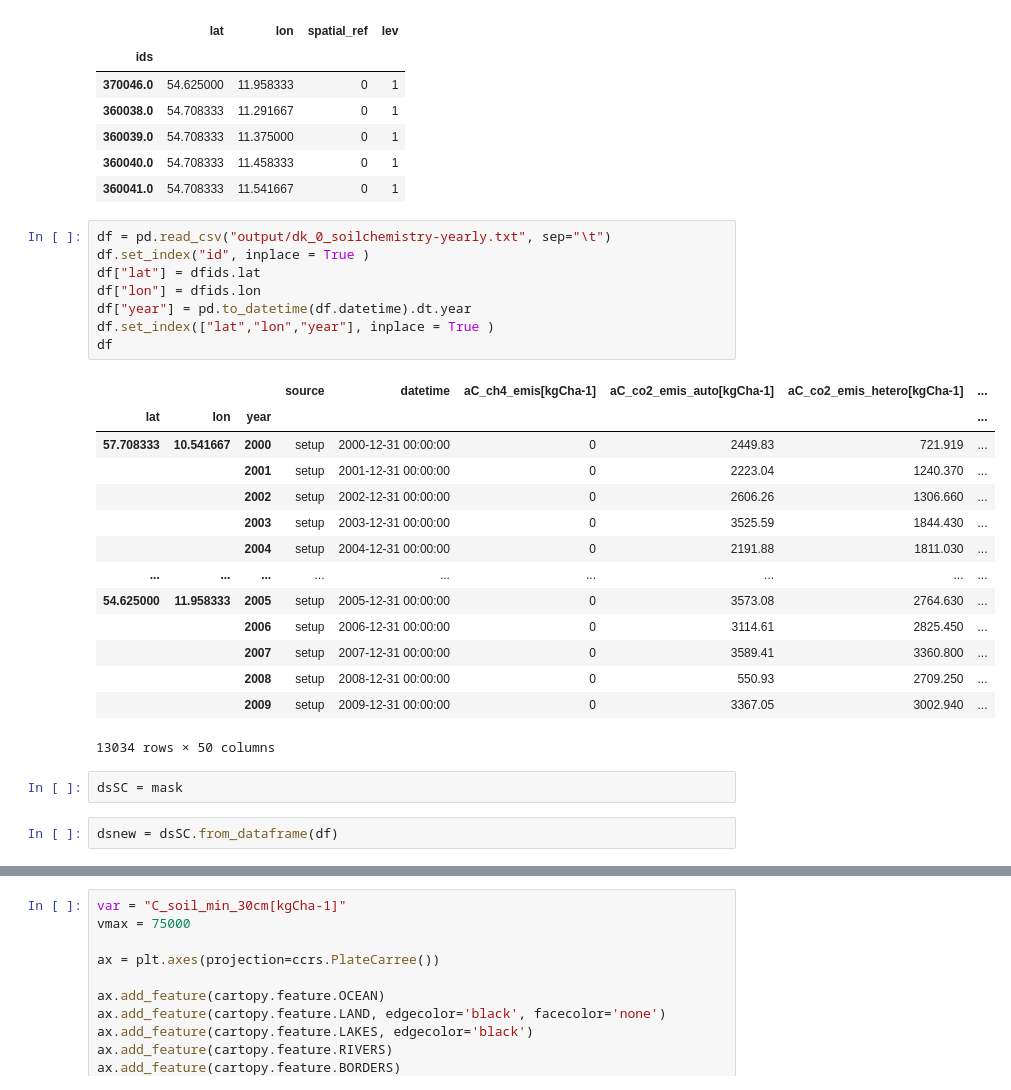
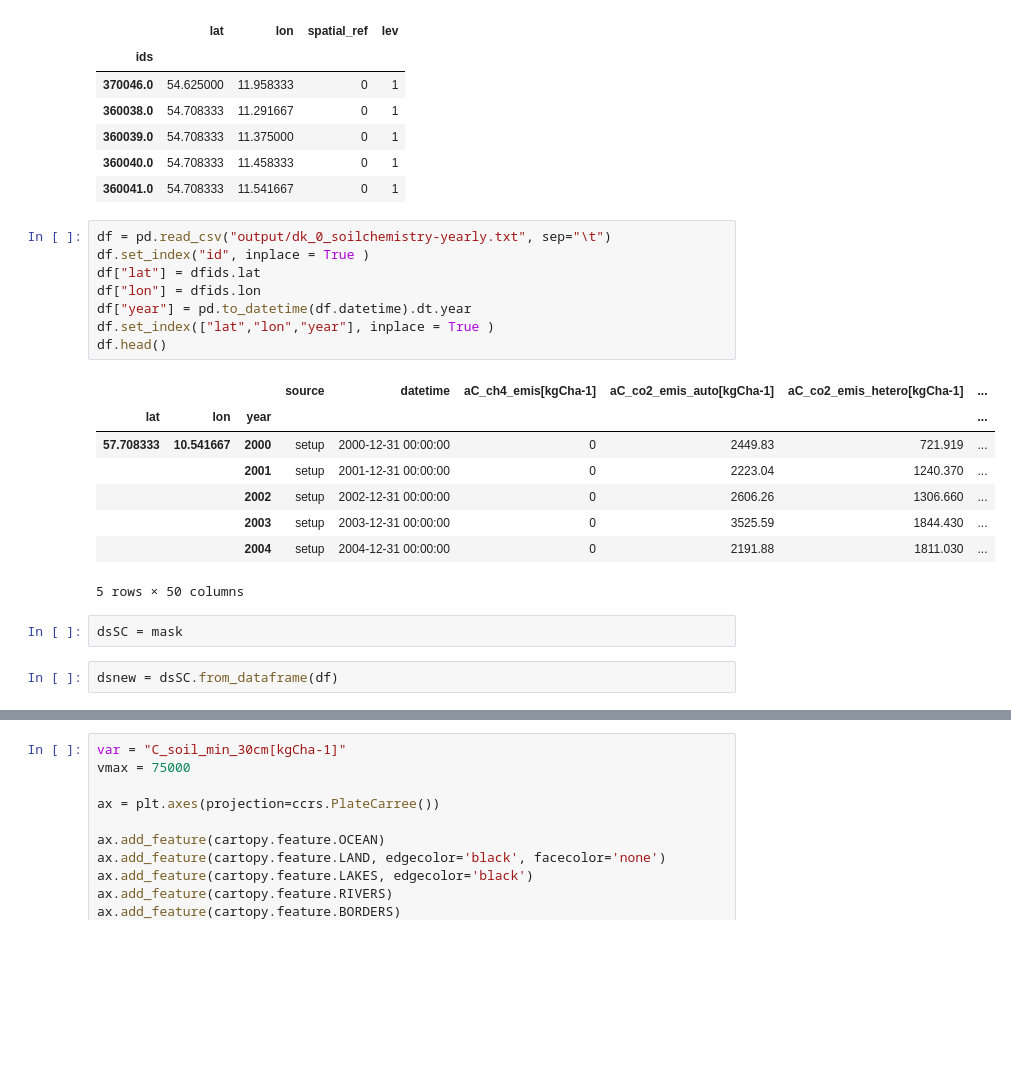
Before and after one commit to edwinhaas/dk_inventory, a Jupyter notebook: resultAnalysis.ipynb, the cells around one changed output, grey strips where cells are left out. Cells and saved outputs as stored; diff of their text form; blank space fills up the shorter version.

```diff
--- a/resultAnalysis.ipynb
+++ b/resultAnalysis.ipynb
@@ -63,29 +63,23 @@ dfids.head()
 # %%
 df = pd.read_csv("output/dk_0_soilchemistry-yearly.txt", sep="\t")
 df.set_index("id", inplace = True )
 df["lat"] = dfids.lat
 df["lon"] = dfids.lon
 df["year"] = pd.to_datetime(df.datetime).dt.year
 df.set_index(["lat","lon","year"], inplace = True )
-df
+df.head()
 # %% [output]
 |  |  |  | source | datetime | aC_ch4_emis[kgCha-1] | aC_co2_emis_auto[kgCha-1] | aC_co2_emis_hetero[kgCha-1] | ... |
 | lat | lon | year |  |  |  |  |  | ... |
 | 57.708333 | 10.541667 | 2000 | setup | 2000-12-31 00:00:00 | 0 | 2449.83 | 721.919 | ... |
 |  |  | 2001 | setup | 2001-12-31 00:00:00 | 0 | 2223.04 | 1240.370 | ... |
 |  |  | 2002 | setup | 2002-12-31 00:00:00 | 0 | 2606.26 | 1306.660 | ... |
 |  |  | 2003 | setup | 2003-12-31 00:00:00 | 0 | 3525.59 | 1844.430 | ... |
 |  |  | 2004 | setup | 2004-12-31 00:00:00 | 0 | 2191.88 | 1811.030 | ... |
-| ... | ... | ... | ... | ... | ... | ... | ... | ... |
-| 54.625000 | 11.958333 | 2005 | setup | 2005-12-31 00:00:00 | 0 | 3573.08 | 2764.630 | ... |
-|  |  | 2006 | setup | 2006-12-31 00:00:00 | 0 | 3114.61 | 2825.450 | ... |
-|  |  | 2007 | setup | 2007-12-31 00:00:00 | 0 | 3589.41 | 3360.800 | ... |
-|  |  | 2008 | setup | 2008-12-31 00:00:00 | 0 | 550.93 | 2709.250 | ... |
-|  |  | 2009 | setup | 2009-12-31 00:00:00 | 0 | 3367.05 | 3002.940 | ... |
-13034 rows × 50 columns
+5 rows × 50 columns
 # %%
 dsSC = mask
-# %%
-dsnew = dsSC.from_dataframe(df)
+# %%
+dsnew = dsSC.from_dataframe(df)
 # %%
 var = "aN_n2o_emis[kgNha-1]"
```
Also changed, not shown: parts of 3 cells of this notebook.
